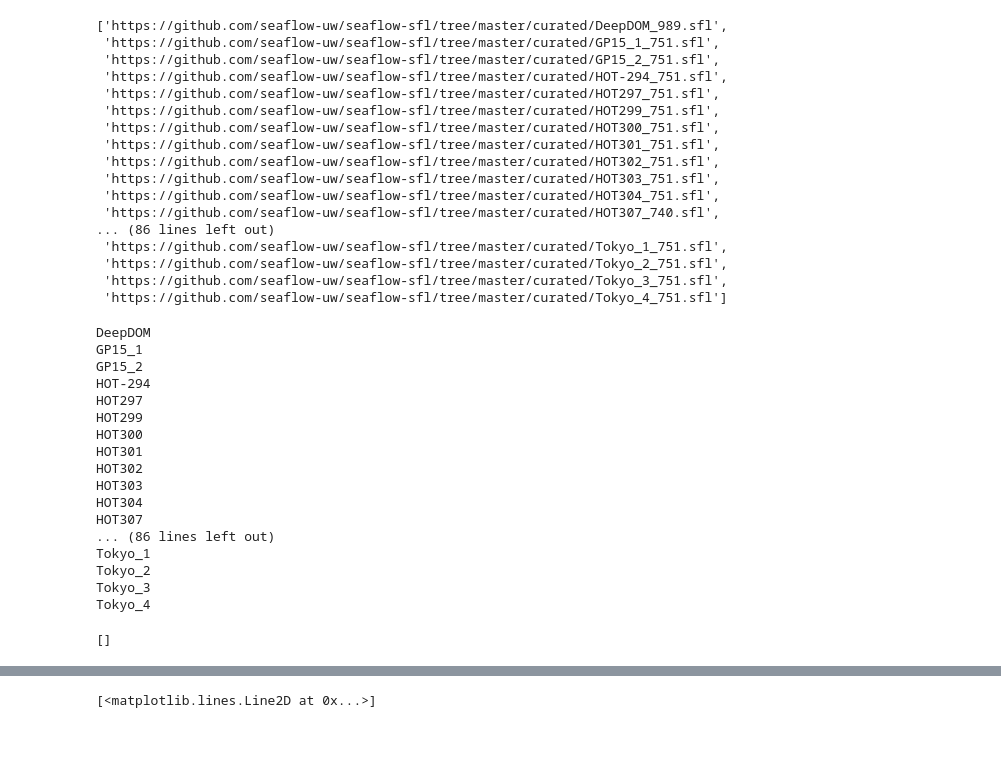
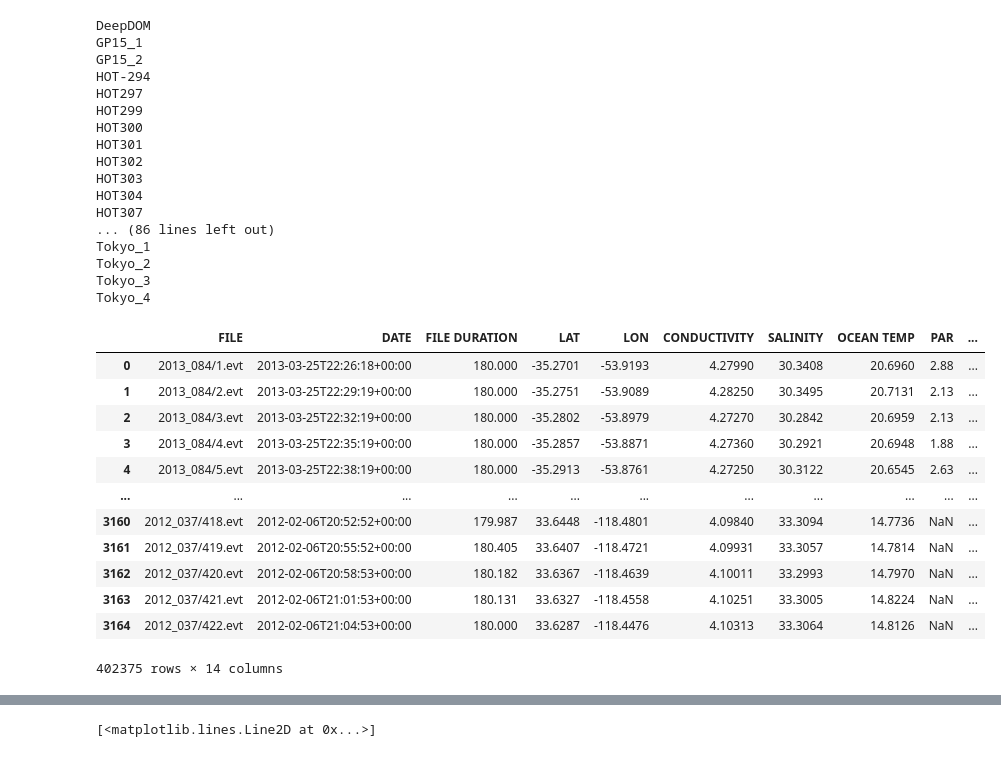
Before and after one commit to kpc02/SACNAS-2023-project, a Jupyter notebook: all_PAR_calib_python.ipynb, the cells around one changed output, grey strips where cells are left out. Saved outputs shown, nothing was run; the diff lists cells and outputs as text; code cells hidden in the pictures.

Commit message:
merged all sfl cruises together

```diff
--- a/all_PAR_calib_python.ipynb
+++ b/all_PAR_calib_python.ipynb
@@ -107,52 +143,44 @@ for i in match:
 #     return list_cruises
 # %%
 # creates empty list so i can put entire github url in it so i can run read_sfl in it
-new_sfl = []
+all_cruises = []
+raw_github = 'https://raw.githubusercontent.com/seaflow-uw/seaflow-sfl/master/curated'
 for i in filenames:
-    new_sfl.append(github_url + '/' + i)
+    new_sfl = raw_github + '/' + i
+    all_cruises.append(read_sfl(new_sfl))
 # %% [output]
-['https://github.com/seaflow-uw/seaflow-sfl/tree/master/curated/DeepDOM_989.sfl',
- 'https://github.com/seaflow-uw/seaflow-sfl/tree/master/curated/GP15_1_751.sfl',
- 'https://github.com/seaflow-uw/seaflow-sfl/tree/master/curated/GP15_2_751.sfl',
- 'https://github.com/seaflow-uw/seaflow-sfl/tree/master/curated/HOT-294_751.sfl',
- 'https://github.com/seaflow-uw/seaflow-sfl/tree/master/curated/HOT297_751.sfl',
- 'https://github.com/seaflow-uw/seaflow-sfl/tree/master/curated/HOT299_751.sfl',
- 'https://github.com/seaflow-uw/seaflow-sfl/tree/master/curated/HOT300_751.sfl',
- 'https://github.com/seaflow-uw/seaflow-sfl/tree/master/curated/HOT301_751.sfl',
- 'https://github.com/seaflow-uw/seaflow-sfl/tree/master/curated/HOT302_751.sfl',
- 'https://github.com/seaflow-uw/seaflow-sfl/tree/master/curated/HOT303_751.sfl',
- 'https://github.com/seaflow-uw/seaflow-sfl/tree/master/curated/HOT304_751.sfl',
- 'https://github.com/seaflow-uw/seaflow-sfl/tree/master/curated/HOT307_740.sfl',
+DeepDOM
+GP15_1
+GP15_2
+HOT-294
+HOT297
+HOT299
+HOT300
+HOT301
+HOT302
+HOT303
+HOT304
+HOT307
 ... (86 lines left out)
- 'https://github.com/seaflow-uw/seaflow-sfl/tree/master/curated/Tokyo_1_751.sfl',
- 'https://github.com/seaflow-uw/seaflow-sfl/tree/master/curated/Tokyo_2_751.sfl',
- 'https://github.com/seaflow-uw/seaflow-sfl/tree/master/curated/Tokyo_3_751.sfl',
- 'https://github.com/seaflow-uw/seaflow-sfl/tree/master/curated/Tokyo_4_751.sfl']
+Tokyo_1
+Tokyo_2
+Tokyo_3
+Tokyo_4
-# %%
-# have each sfl url go through and run read_sfl function and lists
-all_cruises = []
-for i in new_sfl:
-    read_sfl(i)
-# %% [output]
-DeepDOM
-GP15_1
-GP15_2
-HOT-294
-HOT297
-HOT299
-HOT300
-HOT301
-HOT302
-HOT303
-HOT304
-HOT307
-... (86 lines left out)
-Tokyo_1
-Tokyo_2
-Tokyo_3
-Tokyo_4
 # %%
-all_cruises
+all_sfl = pd.concat(all_cruises)
+all_sfl
 # %% [output]
+|  | FILE | DATE | FILE DURATION | LAT | LON | CONDUCTIVITY | SALINITY | OCEAN TEMP | PAR | ... |
+| 0 | 2013_084/1.evt | 2013-03-25T22:26:18+00:00 | 180.000 | -35.2701 | -53.9193 | 4.27990 | 30.3408 | 20.6960 | 2.88 | ... |
+| 1 | 2013_084/2.evt | 2013-03-25T22:29:19+00:00 | 180.000 | -35.2751 | -53.9089 | 4.28250 | 30.3495 | 20.7131 | 2.13 | ... |
+| 2 | 2013_084/3.evt | 2013-03-25T22:32:19+00:00 | 180.000 | -35.2802 | -53.8979 | 4.27270 | 30.2842 | 20.6959 | 2.13 | ... |
+| 3 | 2013_084/4.evt | 2013-03-25T22:35:19+00:00 | 180.000 | -35.2857 | -53.8871 | 4.27360 | 30.2921 | 20.6948 | 1.88 | ... |
+| 4 | 2013_084/5.evt | 2013-03-25T22:38:19+00:00 | 180.000 | -35.2913 | -53.8761 | 4.27250 | 30.3122 | 20.6545 | 2.63 | ... |
+| ... | ... | ... | ... | ... | ... | ... | ... | ... | ... | ... |
+| 3160 | 2012_037/418.evt | 2012-02-06T20:52:52+00:00 | 179.987 | 33.6448 | -118.4801 | 4.09840 | 33.3094 | 14.7736 | NaN | ... |
+| 3161 | 2012_037/419.evt | 2012-02-06T20:55:52+00:00 | 180.405 | 33.6407 | -118.4721 | 4.09931 | 33.3057 | 14.7814 | NaN | ... |
+| 3162 | 2012_037/420.evt | 2012-02-06T20:58:53+00:00 | 180.182 | 33.6367 | -118.4639 | 4.10011 | 33.2993 | 14.7970 | NaN | ... |
+| 3163 | 2012_037/421.evt | 2012-02-06T21:01:53+00:00 | 180.131 | 33.6327 | -118.4558 | 4.10251 | 33.3005 | 14.8224 | NaN | ... |
+| 3164 | 2012_037/422.evt | 2012-02-06T21:04:53+00:00 | 180.000 | 33.6287 | -118.4476 | 4.10313 | 33.3064 | 14.8126 | NaN | ... |
-[]
+402375 rows × 14 columns
 # %%
```
Also changed, not shown: parts of 6 cells of this notebook, 1 other file.
